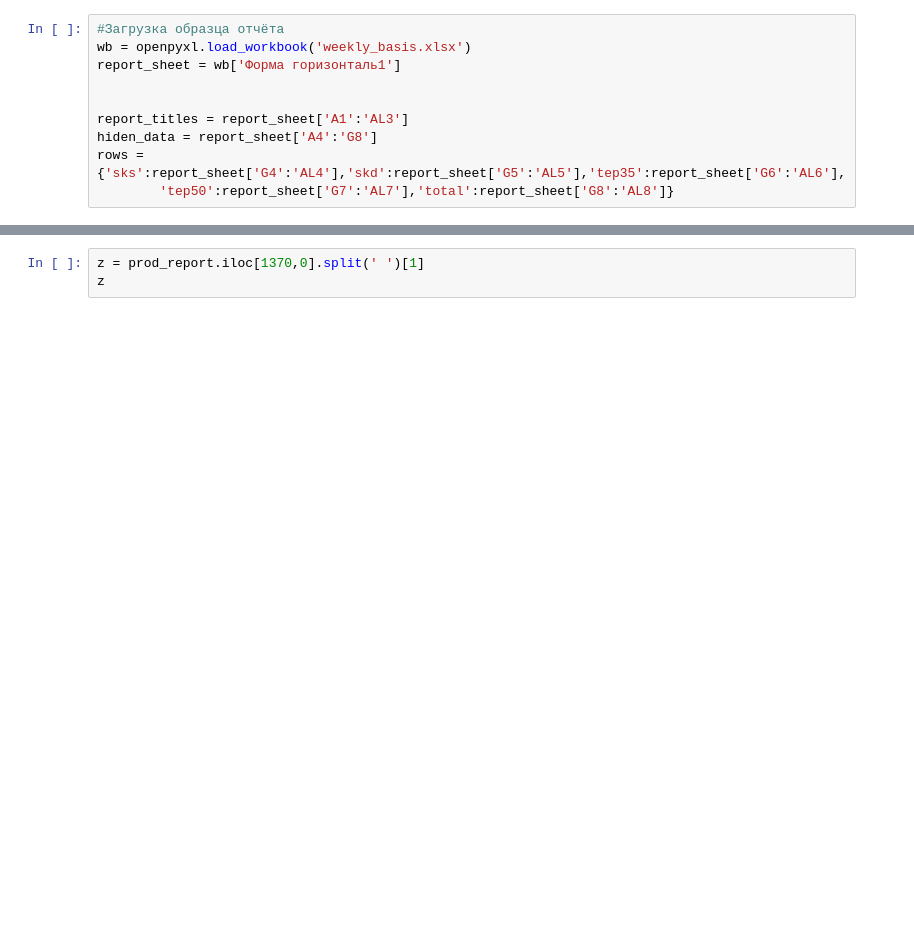
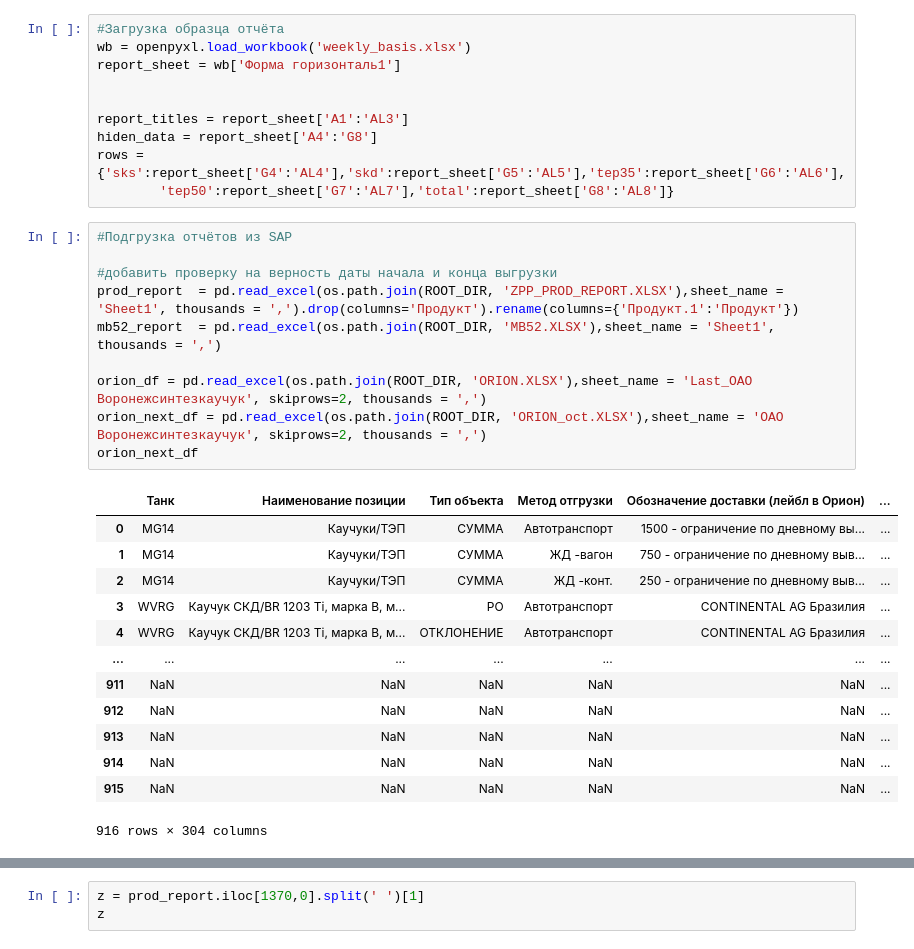
Before and after one commit to VitSaf/weekly_logistic_report, a Jupyter notebook: WeeklyLogistic.ipynb, the cells around one changed output, grey strips where cells are left out. Drawn from its saved outputs; the diff is of its cells as text; blank space fills up the shorter version.

Commit message:
orion added

```diff
--- a/WeeklyLogistic.ipynb
+++ b/WeeklyLogistic.ipynb
@@ -19,3 +80,27 @@ report_titles = report_sheet['A1':'AL3']
 hiden_data = report_sheet['A4':'G8']
 rows = {'sks':report_sheet['G4':'AL4'],'skd':report_sheet['G5':'AL5'],'tep35':report_sheet['G6':'AL6'],
         'tep50':report_sheet['G7':'AL7'],'total':report_sheet['G8':'AL8']}
+# %%
+#Подгрузка отчётов из SAP
+
+#добавить проверку на верность даты начала и конца выгрузки
+prod_report  = pd.read_excel(os.path.join(ROOT_DIR, 'ZPP_PROD_REPORT.XLSX'),sheet_name = 'Sheet1', thousands = ',').drop(columns='Продукт').rename(columns={'Продукт.1':'Продукт'})
+mb52_report  = pd.read_excel(os.path.join(ROOT_DIR, 'MB52.XLSX'),sheet_name = 'Sheet1', thousands = ',')
+
+orion_df = pd.read_excel(os.path.join(ROOT_DIR, 'ORION.XLSX'),sheet_name = 'Last_ОАО Воронежсинтезкаучук', skiprows=2, thousands = ',')
+orion_next_df = pd.read_excel(os.path.join(ROOT_DIR, 'ORION_oct.XLSX'),sheet_name = 'ОАО Воронежсинтезкаучук', skiprows=2, thousands = ',')
+orion_next_df
+# %% [output]
+|  | Танк | Наименование позиции | Тип объекта | Метод отгрузки | Обозначение доставки (лейбл в Орион) | ... |
+| 0 | MG14 | Каучуки/ТЭП | СУММА | Автотранспорт | 1500 - ограничение по дневному вы... | ... |
+| 1 | MG14 | Каучуки/ТЭП | СУММА | ЖД -вагон | 750 - ограничение по дневному выв... | ... |
+| 2 | MG14 | Каучуки/ТЭП | СУММА | ЖД -конт. | 250 - ограничение по дневному выв... | ... |
+| 3 | WVRG | Каучук СКД/BR 1203 Ti, марка B, м... | РО | Автотранспорт | CONTINENTAL AG Бразилия | ... |
+| 4 | WVRG | Каучук СКД/BR 1203 Ti, марка B, м... | ОТКЛОНЕНИЕ | Автотранспорт | CONTINENTAL AG Бразилия | ... |
+| ... | ... | ... | ... | ... | ... | ... |
+| 911 | NaN | NaN | NaN | NaN | NaN | ... |
+| 912 | NaN | NaN | NaN | NaN | NaN | ... |
+| 913 | NaN | NaN | NaN | NaN | NaN | ... |
+| 914 | NaN | NaN | NaN | NaN | NaN | ... |
+| 915 | NaN | NaN | NaN | NaN | NaN | ... |
+916 rows × 304 columns
```
Also changed, not shown: parts of 19 cells of this notebook.
